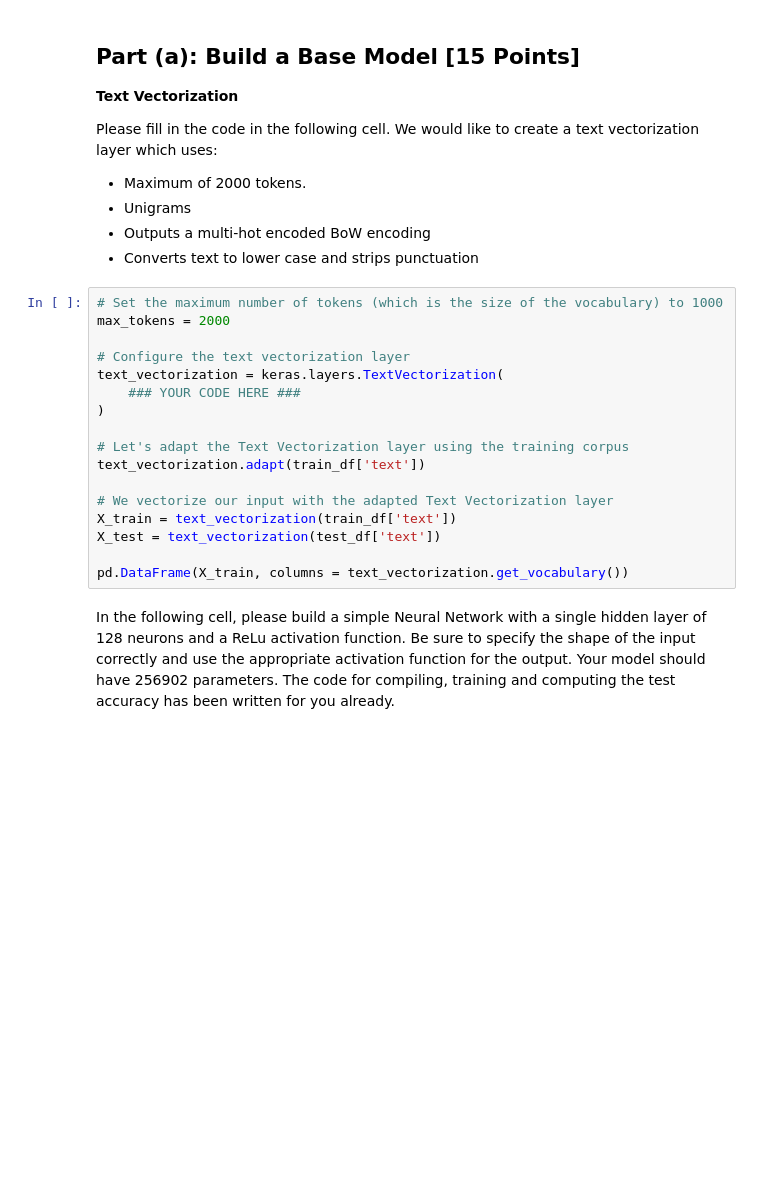
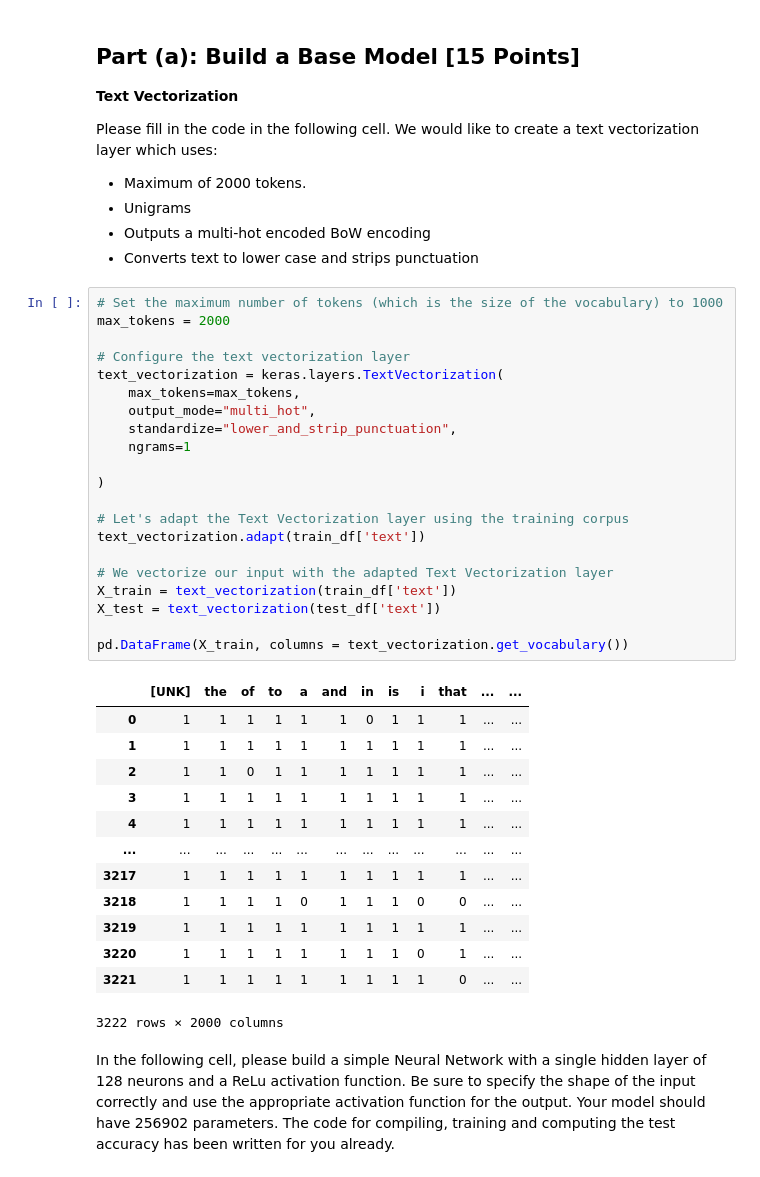
Before and after one commit to jasonvla/dl_with_python, a Jupyter notebook: HODL_SP24_HW_2.ipynb, the cells around one changed output. Drawn from its saved outputs; the diff is of its cells as text; blank space fills up the shorter version.

```diff
--- a/HODL_SP24_HW_2.ipynb
+++ b/HODL_SP24_HW_2.ipynb
@@ -64,20 +109,38 @@ Please fill in the code in the following cell. We would like to create a text ve
 # %%
 # Set the maximum number of tokens (which is the size of the vocabulary) to 1000
 max_tokens = 2000
 
 # Configure the text vectorization layer
 text_vectorization = keras.layers.TextVectorization(
-    ### YOUR CODE HERE ###
+    max_tokens=max_tokens,
+    output_mode="multi_hot",
+    standardize="lower_and_strip_punctuation",
+    ngrams=1
+
 )
 
 # Let's adapt the Text Vectorization layer using the training corpus
 text_vectorization.adapt(train_df['text'])
 
 # We vectorize our input with the adapted Text Vectorization layer
 X_train = text_vectorization(train_df['text'])
 X_test = text_vectorization(test_df['text'])
 
 pd.DataFrame(X_train, columns = text_vectorization.get_vocabulary())
+# %% [output]
+|  | [UNK] | the | of | to | a | and | in | is | i | that | ... | ... |
+| 0 | 1 | 1 | 1 | 1 | 1 | 1 | 0 | 1 | 1 | 1 | ... | ... |
+| 1 | 1 | 1 | 1 | 1 | 1 | 1 | 1 | 1 | 1 | 1 | ... | ... |
+| 2 | 1 | 1 | 0 | 1 | 1 | 1 | 1 | 1 | 1 | 1 | ... | ... |
+| 3 | 1 | 1 | 1 | 1 | 1 | 1 | 1 | 1 | 1 | 1 | ... | ... |
+| 4 | 1 | 1 | 1 | 1 | 1 | 1 | 1 | 1 | 1 | 1 | ... | ... |
+| ... | ... | ... | ... | ... | ... | ... | ... | ... | ... | ... | ... | ... |
+| 3217 | 1 | 1 | 1 | 1 | 1 | 1 | 1 | 1 | 1 | 1 | ... | ... |
+| 3218 | 1 | 1 | 1 | 1 | 0 | 1 | 1 | 1 | 0 | 0 | ... | ... |
+| 3219 | 1 | 1 | 1 | 1 | 1 | 1 | 1 | 1 | 1 | 1 | ... | ... |
+| 3220 | 1 | 1 | 1 | 1 | 1 | 1 | 1 | 1 | 0 | 1 | ... | ... |
+| 3221 | 1 | 1 | 1 | 1 | 1 | 1 | 1 | 1 | 1 | 0 | ... | ... |
+3222 rows × 2000 columns
 # %% [markdown]
 In the following cell, please build a simple Neural Network with a single hidden layer of 128 neurons and a ReLu activation function. Be sure to specify the shape of the input correctly and use the appropriate activation function for the output. Your model should have 256902 parameters. The code for compiling, training and computing the test accuracy has been written for you already.
 # %%
```
Also changed, not shown: parts of 10 cells of this notebook.
